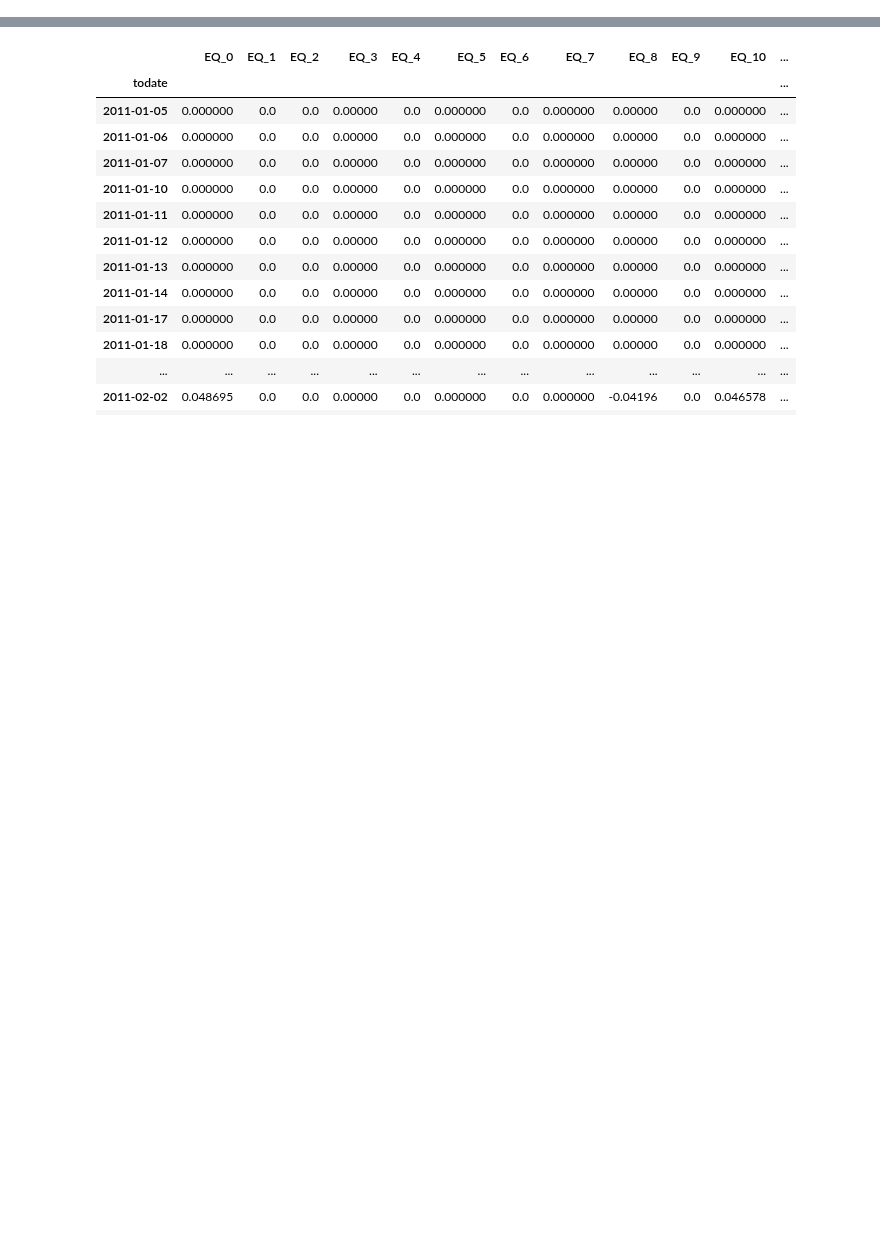
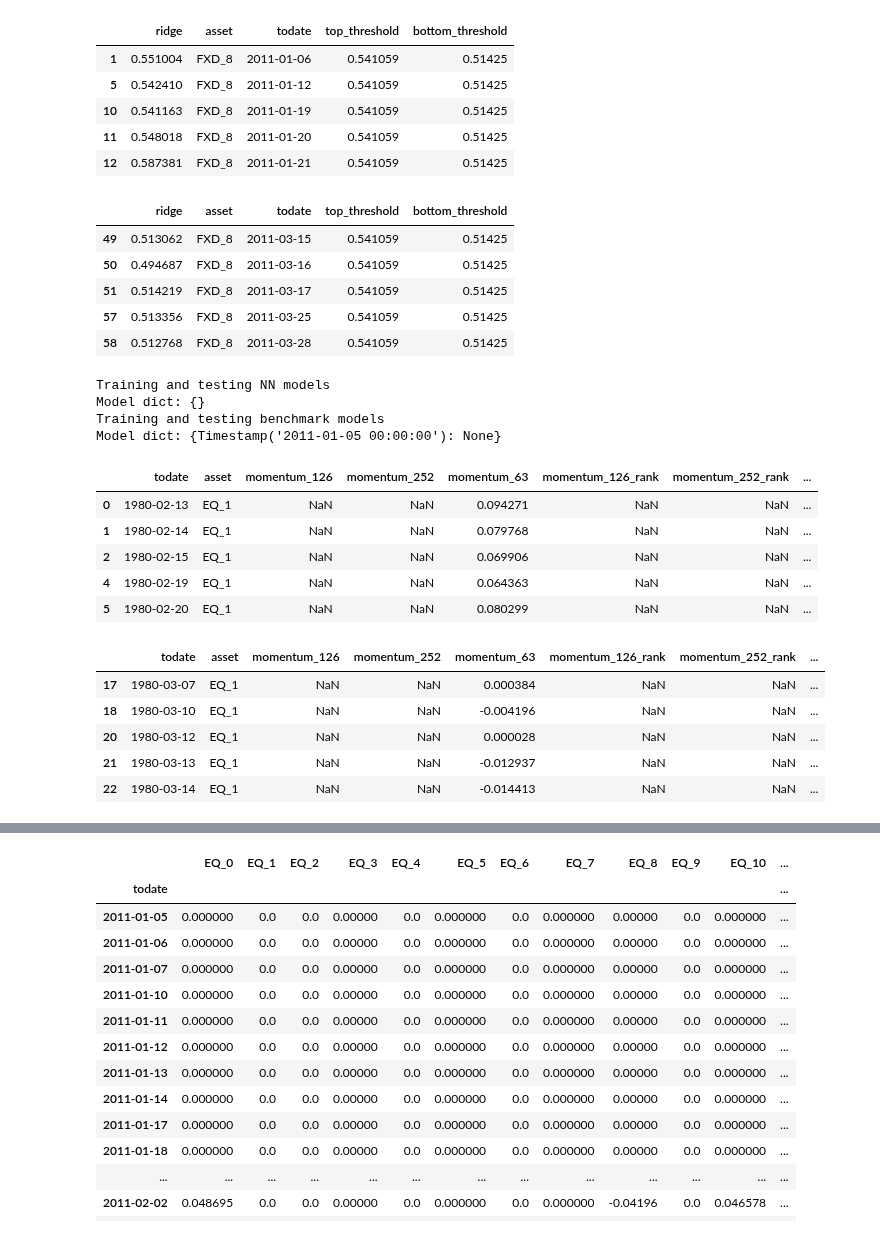
Before and after one commit to OscarAzrak/Master-thesis, a Jupyter notebook: Files/Codes_ts_rolling.ipynb, the cells around one changed output, grey strips where cells are left out. Saved outputs shown, nothing was run; the diff lists cells and outputs as text; code cells hidden in the pictures; blank space fills up the shorter version.

```diff
--- a/Files/Codes_ts_rolling.ipynb
+++ b/Files/Codes_ts_rolling.ipynb
@@ -222,15 +224,20 @@ Reached the end of available data.
 
 for name, model_dict in model_storage.items():
     k = 0
+    print(f"Training and testing {name} models")
+    print(f"Model dict: {model_dict}")
     for train_date, model in model_dict.items():
         X_test = X_test_storage[train_date]
+        # X_test indexes start
+
         df_2_read = df_2_read_storage[train_date]
 
         signals_dfs = signals_dfs_storage[train_date]
         portfolio_dfs = portfolio_dfs_storage[train_date]
-        print(f"Training and testing {name} models for {train_date}")
+        #print(f"Training and testing {name} models for {train_date}")
         best_assets, worst_assets = predict_and_analyze_ext(model, X_test, df, name, df_read, date_col, cross, top_percentile=70, bottom_percentile=30)
-
+        display(best_assets.head())
+        display(worst_assets.head())
         assets_df = pd.concat([best_assets, worst_assets])
         assets_df['update_value'] = 0
         assets_df.loc[assets_df[name] > assets_df['top_threshold'], 'update_value'] = 1
@@ -252,0 +254,28 @@ Training and testing benchmark models for 2023-01-05 00:00:00
+|  | ridge | asset | todate | top_threshold | bottom_threshold |
+| 1 | 0.551004 | FXD_8 | 2011-01-06 | 0.541059 | 0.51425 |
+| 5 | 0.542410 | FXD_8 | 2011-01-12 | 0.541059 | 0.51425 |
+| 10 | 0.541163 | FXD_8 | 2011-01-19 | 0.541059 | 0.51425 |
+| 11 | 0.548018 | FXD_8 | 2011-01-20 | 0.541059 | 0.51425 |
+| 12 | 0.587381 | FXD_8 | 2011-01-21 | 0.541059 | 0.51425 |
+|  | ridge | asset | todate | top_threshold | bottom_threshold |
+| 49 | 0.513062 | FXD_8 | 2011-03-15 | 0.541059 | 0.51425 |
+| 50 | 0.494687 | FXD_8 | 2011-03-16 | 0.541059 | 0.51425 |
+| 51 | 0.514219 | FXD_8 | 2011-03-17 | 0.541059 | 0.51425 |
+| 57 | 0.513356 | FXD_8 | 2011-03-25 | 0.541059 | 0.51425 |
+| 58 | 0.512768 | FXD_8 | 2011-03-28 | 0.541059 | 0.51425 |
+Training and testing NN models
+Model dict: {}
+Training and testing benchmark models
+Model dict: {Timestamp('2011-01-05 00:00:00'): None}
+|  | todate | asset | momentum_126 | momentum_252 | momentum_63 | momentum_126_rank | momentum_252_rank | ... |
+| 0 | 1980-02-13 | EQ_1 | NaN | NaN | 0.094271 | NaN | NaN | ... |
+| 1 | 1980-02-14 | EQ_1 | NaN | NaN | 0.079768 | NaN | NaN | ... |
+| 2 | 1980-02-15 | EQ_1 | NaN | NaN | 0.069906 | NaN | NaN | ... |
+| 4 | 1980-02-19 | EQ_1 | NaN | NaN | 0.064363 | NaN | NaN | ... |
+| 5 | 1980-02-20 | EQ_1 | NaN | NaN | 0.080299 | NaN | NaN | ... |
+|  | todate | asset | momentum_126 | momentum_252 | momentum_63 | momentum_126_rank | momentum_252_rank | ... |
+| 17 | 1980-03-07 | EQ_1 | NaN | NaN | 0.000384 | NaN | NaN | ... |
+| 18 | 1980-03-10 | EQ_1 | NaN | NaN | -0.004196 | NaN | NaN | ... |
+| 20 | 1980-03-12 | EQ_1 | NaN | NaN | 0.000028 | NaN | NaN | ... |
+| 21 | 1980-03-13 | EQ_1 | NaN | NaN | -0.012937 | NaN | NaN | ... |
+| 22 | 1980-03-14 | EQ_1 | NaN | NaN | -0.014413 | NaN | NaN | ... |
```
Also changed, not shown: parts of 5 cells of this notebook, 2 other files.
